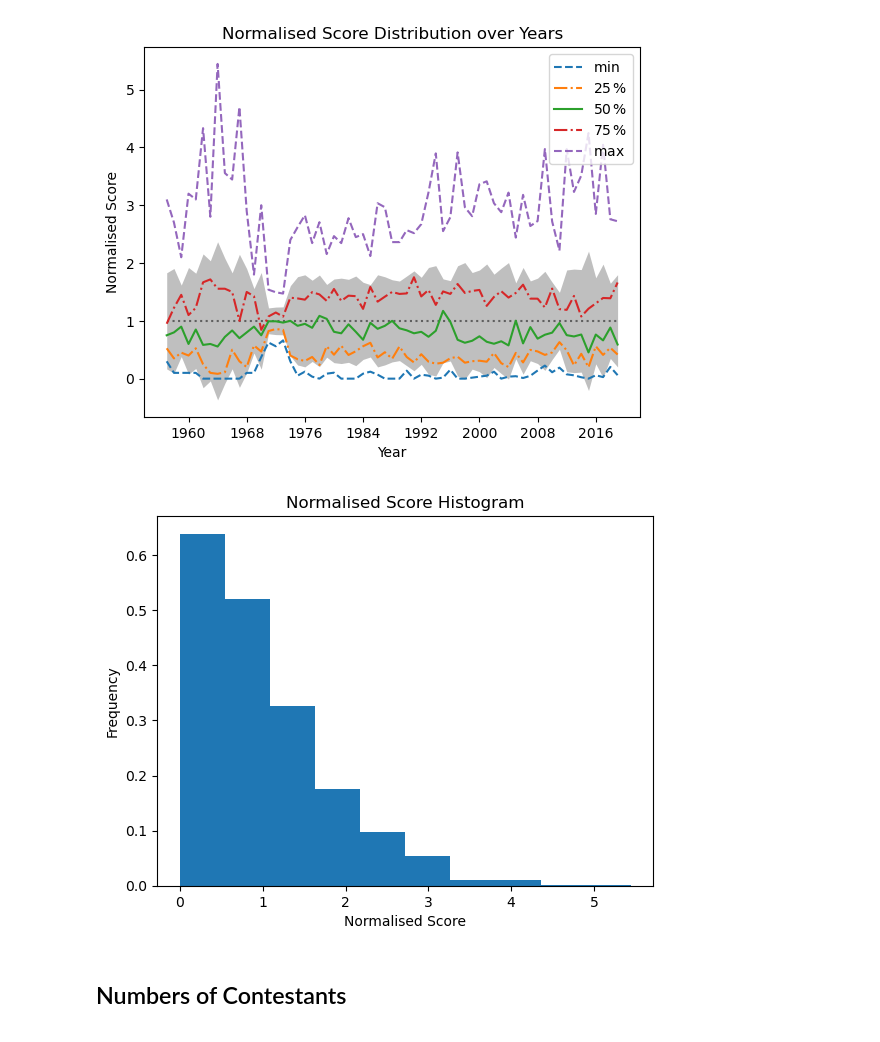
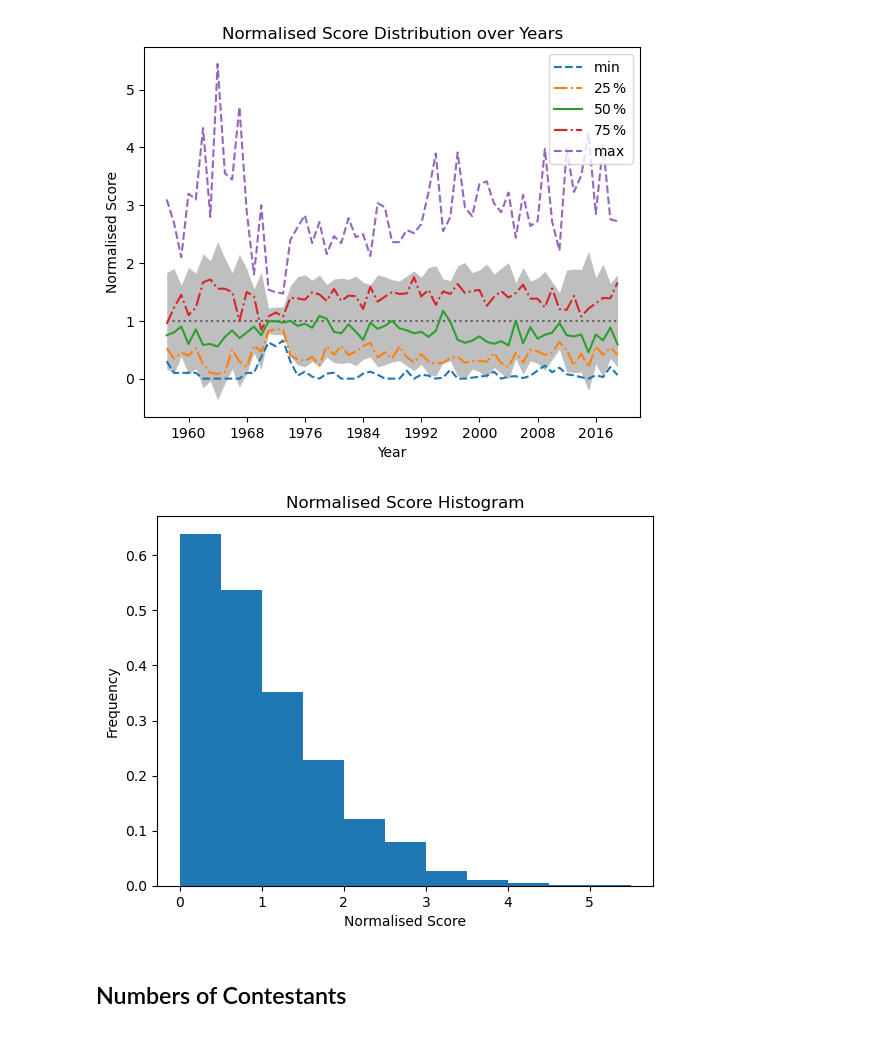
Before and after one commit to DavorPenzar/eurovision, a Jupyter notebook: Transform_Raw_Scores_Data.ipynb, the cells around one changed output. Saved outputs shown, nothing was run; the diff lists cells and outputs as text; code cells hidden in the pictures.

```diff
--- a/Transform_Raw_Scores_Data.ipynb
+++ b/Transform_Raw_Scores_Data.ipynb
@@ -817,15 +793,14 @@ tpl.save(figure = fig, filepath = 'normalised_scores.tikz')
 # %%
 fig = plt.figure(num = 'Normalised Scores Histogram')
 ax = fig.add_subplot(111)
 
-ax = plt.gca()
-ax.hist(df.nscore, density = True)
+ax.hist(df.nscore, bins = np.linspace(0.0, 5.5, num = 12), density = True)
 ax.set_title('Normalised Score Histogram')
 ax.set_xlabel('Normalised Score')
 ax.set_ylabel('Frequency')
 plt.show()
 # %% [output]
-[figure, old version]
+[figure, new version]
 # %%
 tpl.save(figure = fig, filepath = 'normalised_scores_histogram.tikz')
 # %% [markdown]
```
Also changed, not shown: parts of 8 cells of this notebook, 1 other file.
